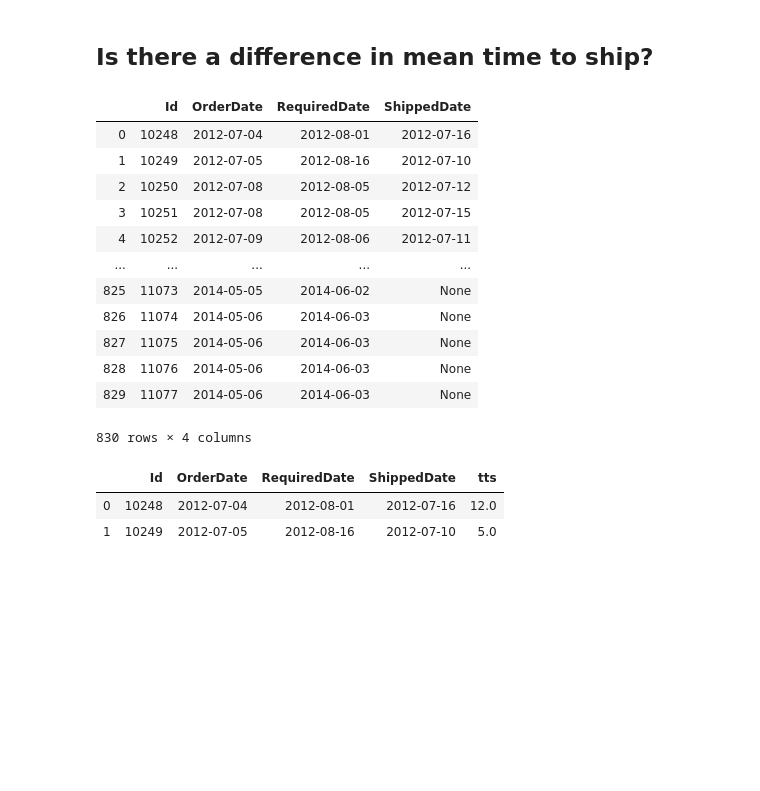
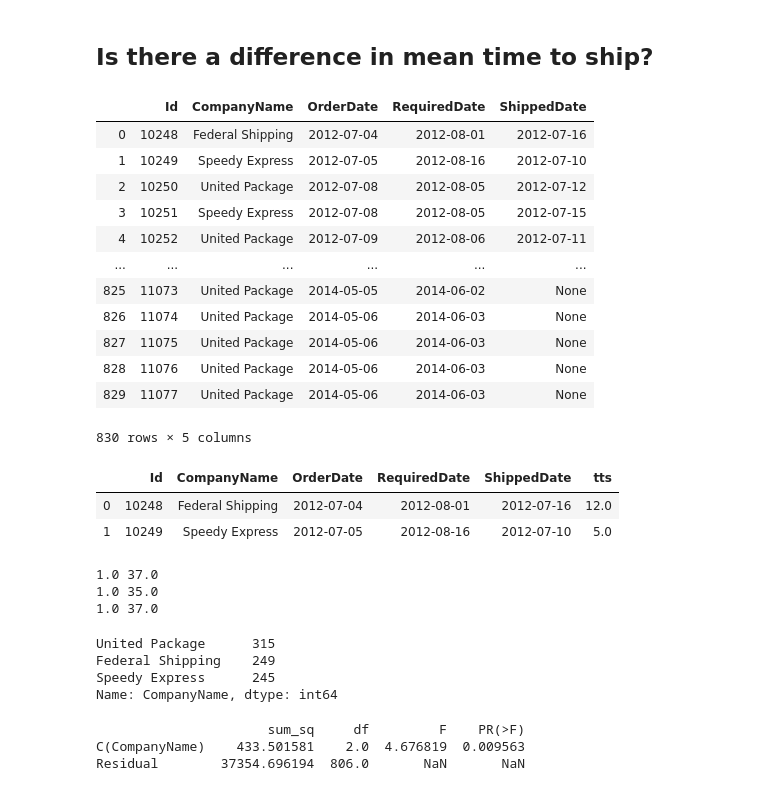
Before and after one commit to zachzazueta/Northwinds_redo, a Jupyter notebook: Northwinds_redo1.ipynb, the cells around one changed output. Drawn from its saved outputs; the diff is of its cells as text; code cells hidden in the pictures; blank space fills up the shorter version.

Commit message:
Added ANOVA problem 2 and viz

```diff
--- a/Northwinds_redo1.ipynb
+++ b/Northwinds_redo1.ipynb
@@ -276,31 +276,58 @@ data
 # %% [markdown]
 ## Is there a difference in mean time to ship?
 # %%
-tts_query = pd.read_sql('''SELECT Id, OrderDate, RequiredDate, ShippedDate FROM "Order"''', conn)
+tts_query = pd.read_sql('''SELECT a.Id, b.CompanyName, a.OrderDate, a.RequiredDate, a.ShippedDate
+                           FROM "Order" a
+                           JOIN Shipper b ON a.ShipVia = b.ID''', conn)
 
 df2 = pd.DataFrame(tts_query)
 df2
 # %% [output]
-|  | Id | OrderDate | RequiredDate | ShippedDate |
-| 0 | 10248 | 2012-07-04 | 2012-08-01 | 2012-07-16 |
-| 1 | 10249 | 2012-07-05 | 2012-08-16 | 2012-07-10 |
-| 2 | 10250 | 2012-07-08 | 2012-08-05 | 2012-07-12 |
-| 3 | 10251 | 2012-07-08 | 2012-08-05 | 2012-07-15 |
-| 4 | 10252 | 2012-07-09 | 2012-08-06 | 2012-07-11 |
-| ... | ... | ... | ... | ... |
-| 825 | 11073 | 2014-05-05 | 2014-06-02 | None |
-| 826 | 11074 | 2014-05-06 | 2014-06-03 | None |
-| 827 | 11075 | 2014-05-06 | 2014-06-03 | None |
-| 828 | 11076 | 2014-05-06 | 2014-06-03 | None |
-| 829 | 11077 | 2014-05-06 | 2014-06-03 | None |
+|  | Id | CompanyName | OrderDate | RequiredDate | ShippedDate |
+| 0 | 10248 | Federal Shipping | 2012-07-04 | 2012-08-01 | 2012-07-16 |
+| 1 | 10249 | Speedy Express | 2012-07-05 | 2012-08-16 | 2012-07-10 |
+| 2 | 10250 | United Package | 2012-07-08 | 2012-08-05 | 2012-07-12 |
+| 3 | 10251 | Speedy Express | 2012-07-08 | 2012-08-05 | 2012-07-15 |
+| 4 | 10252 | United Package | 2012-07-09 | 2012-08-06 | 2012-07-11 |
+| ... | ... | ... | ... | ... | ... |
+| 825 | 11073 | United Package | 2014-05-05 | 2014-06-02 | None |
+| 826 | 11074 | United Package | 2014-05-06 | 2014-06-03 | None |
+| 827 | 11075 | United Package | 2014-05-06 | 2014-06-03 | None |
+| 828 | 11076 | United Package | 2014-05-06 | 2014-06-03 | None |
+| 829 | 11077 | United Package | 2014-05-06 | 2014-06-03 | None |
-830 rows × 4 columns
+830 rows × 5 columns
 # %%
 df2['ShippedDate'] = pd.to_datetime(df2['ShippedDate'])
 df2['OrderDate'] = pd.to_datetime(df2['OrderDate'])
 df2['tts'] = df2['ShippedDate'] - df2['OrderDate']
 df2['tts'] = df2['tts'].dt.days
+df2 = df2[~df2.tts.isna()]
 df2.head(2)
 # %% [output]
-|  | Id | OrderDate | RequiredDate | ShippedDate | tts |
-| 0 | 10248 | 2012-07-04 | 2012-08-01 | 2012-07-16 | 12.0 |
-| 1 | 10249 | 2012-07-05 | 2012-08-16 | 2012-07-10 | 5.0 |
+|  | Id | CompanyName | OrderDate | RequiredDate | ShippedDate | tts |
+| 0 | 10248 | Federal Shipping | 2012-07-04 | 2012-08-01 | 2012-07-16 | 12.0 |
+| 1 | 10249 | Speedy Express | 2012-07-05 | 2012-08-16 | 2012-07-10 | 5.0 |
+# %%
+for i in set(df2.CompanyName):
+    x = df2[df2['CompanyName'] == i]
+    print(min(x.tts), max(x.tts))
+# %% [output]
+1.0 37.0
+1.0 35.0
+1.0 37.0
+# %%
+df2.CompanyName.value_counts()
+# %% [output]
+United Package      315
+Federal Shipping    249
+Speedy Express      245
+Name: CompanyName, dtype: int64
+# %%
+formula = 'tts ~ C(CompanyName)'
+lm = ols(formula, df2).fit()
+table = sm.stats.anova_lm(lm, typ=2)
+print(table)
+# %% [output]
+                      sum_sq     df         F    PR(>F)
+C(CompanyName)    433.501581    2.0  4.676819  0.009563
+Residual        37354.696194  806.0       NaN       NaN
```
Also changed, not shown: parts of 3 cells of this notebook.
